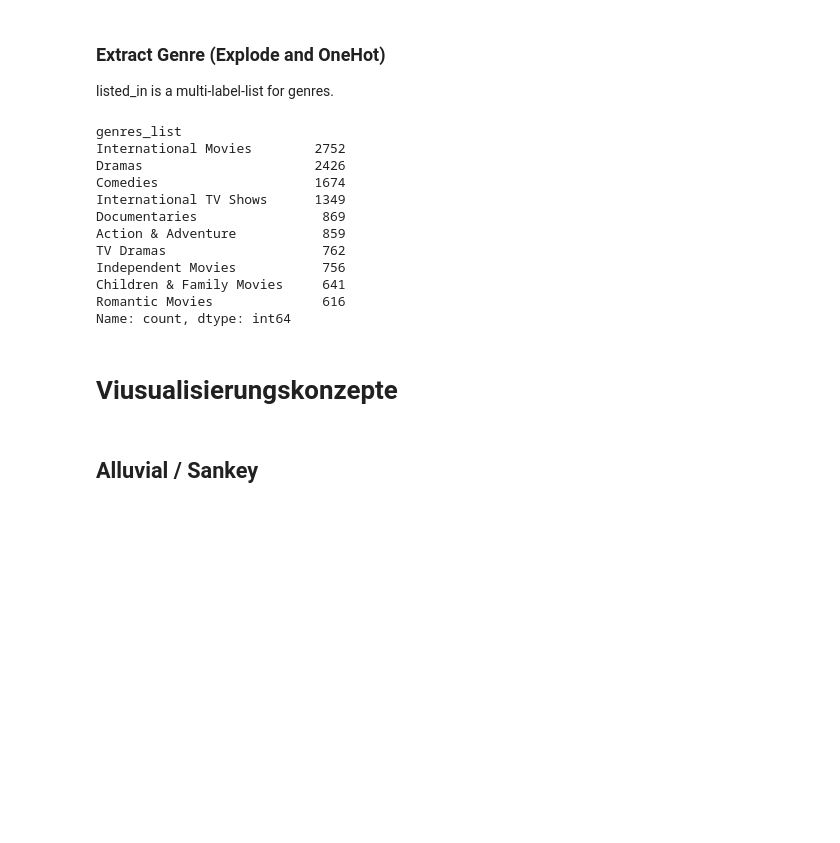
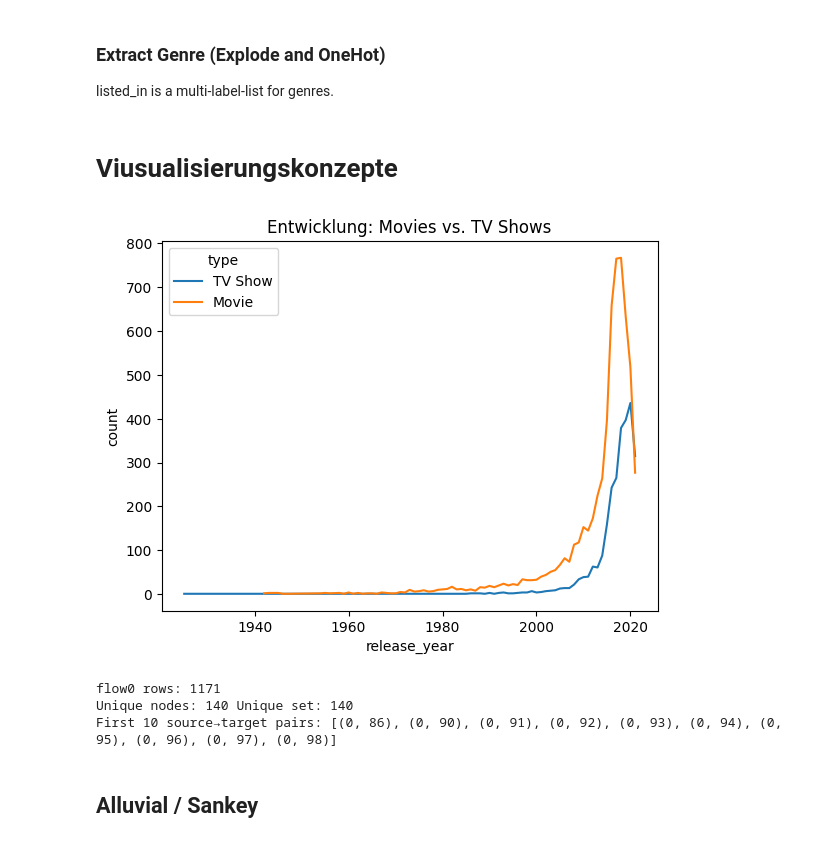
Before and after one commit to Elias-Martinelli/DVIZ_Final-Project_Netflix, a Jupyter notebook: notebooks/exploration.ipynb, the cells around one changed output. Drawn from its saved outputs; the diff is of its cells as text; code cells hidden in the pictures; blank space fills up the shorter version.

Commit message:
add country-type-Decade

```diff
--- a/notebooks/exploration.ipynb
+++ b/notebooks/exploration.ipynb
@@ -46,21 +25,3 @@ dtype: int64
 # %% [markdown]
 ### Extract Genre (Explode and OneHot)
 listed_in is a multi-label-list for genres.
-# %%
-
-
-genre_counts = df_exploded["genres_list"].value_counts()
-print(genre_counts.head(10))
-# %% [output]
-genres_list
-International Movies        2752
-Dramas                      2426
-Comedies                    1674
-International TV Shows      1349
-Documentaries                869
-Action & Adventure           859
-TV Dramas                    762
-Independent Movies           756
-Children & Family Movies     641
-Romantic Movies              616
-Name: count, dtype: int64
@@ -67,2 +34,24 @@ Name: count, dtype: int64
 # %% [markdown]
 # Viusualisierungskonzepte
+# %%
+df_trend = (
+    df_netflix
+    .groupby(['release_year', 'type'])
+    .size()
+    .reset_index(name='count')
+)
+
+import seaborn as sns
+import matplotlib.pyplot as plt
+
+sns.lineplot(
+    data=df_trend,
+    x='release_year',
+    y='count',
+    hue='type'
+)
+
+plt.title("Entwicklung: Movies vs. TV Shows")
+plt.show()
+# %% [output]
+[figure, added]
@@ -68,0 +177,8 @@ Name: count, dtype: int64
+# %%
+print("flow0 rows:", len(flow0))
+print("Unique nodes:", len(nodes), "Unique set:", len(set(nodes)))
+print("First 10 source→target pairs:", list(zip(source, target))[:10])
+# %% [output]
+flow0 rows: 1171
+Unique nodes: 140 Unique set: 140
+First 10 source→target pairs: [(0, 86), (0, 90), (0, 91), (0, 92), (0, 93), (0, 94), (0, 95), (0, 96), (0, 97), (0, 98)]
```
Also changed, not shown: parts of 7 cells of this notebook, 1 other file.
